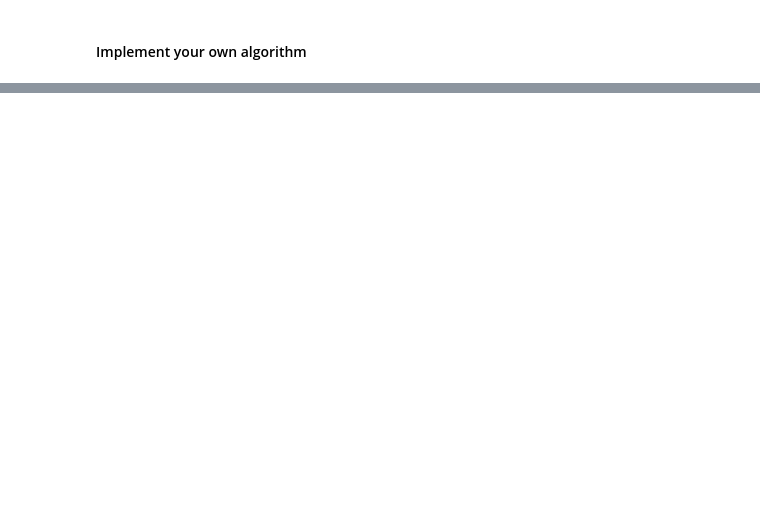
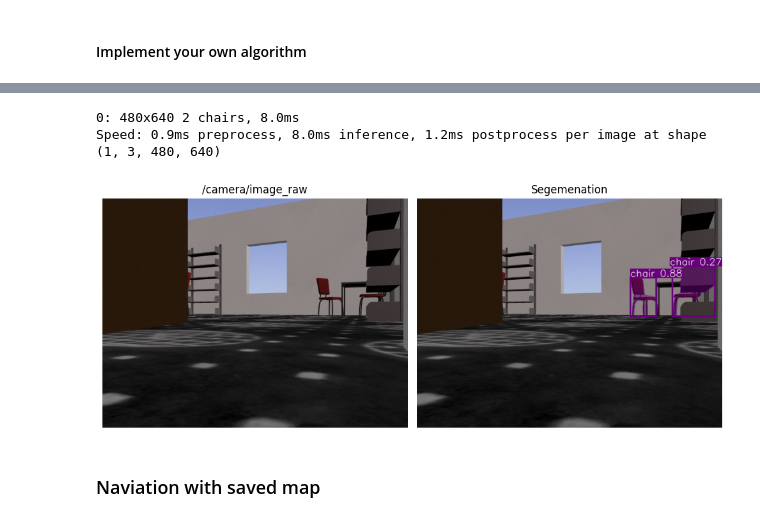
Before and after one commit to IntEL4CoRo/iis-exercises, a Jupyter notebook: 03_sensors/sensors.ipynb, the cells around one changed output, grey strips where cells are left out. Saved outputs shown, nothing was run; the diff lists cells and outputs as text; code cells hidden in the pictures; blank space fills up the shorter version.

Commit message:
add camera sensor

```diff
--- a/03_sensors/sensors.ipynb
+++ b/03_sensors/sensors.ipynb
@@ -313,0 +349,40 @@ print("Robot stopped!")
+# %%
+import matplotlib.pyplot as plt
+from sensor_msgs.msg import Image
+from cv_bridge import CvBridge
+%matplotlib inline
+from ultralytics import YOLO
+
+# Fetch the camera data
+image_topic = '/camera/image_raw'
+camera_data = fetch_msg_data(topic=image_topic, msg_type=Image)
+
+# Convert ROS Image message to a NumPy array
+bridge = CvBridge()
+raw_image = bridge.imgmsg_to_cv2(camera_data, desired_encoding="passthrough")
+
+# Load a vision model
+model = YOLO("yolo11n-seg.pt")
+# Predict vision with the model
+results = model.predict(source=raw_image, save=False)
+
+# visualize prediction
+predict_img = results[0].plot()
+
+# Plot images
+fig, axes = plt.subplots(1, 2, figsize=(10, 5))
+axes[0].imshow(raw_image)
+axes[0].set_title("/camera/image_raw")
+axes[0].axis('off')
+axes[1].imshow(predict_img)
+axes[1].set_title("Segemenation")
+axes[1].axis('off')
+# Show the plot
+plt.tight_layout()
+plt.show()
+# %% [output]
+0: 480x640 2 chairs, 8.0ms
+Speed: 0.9ms preprocess, 8.0ms inference, 1.2ms postprocess per image at shape (1, 3, 480, 640)
+[figure, added]
+# %% [markdown]
+### Naviation with saved map
```
Also changed, not shown: parts of 11 cells of this notebook, 2 other files.
